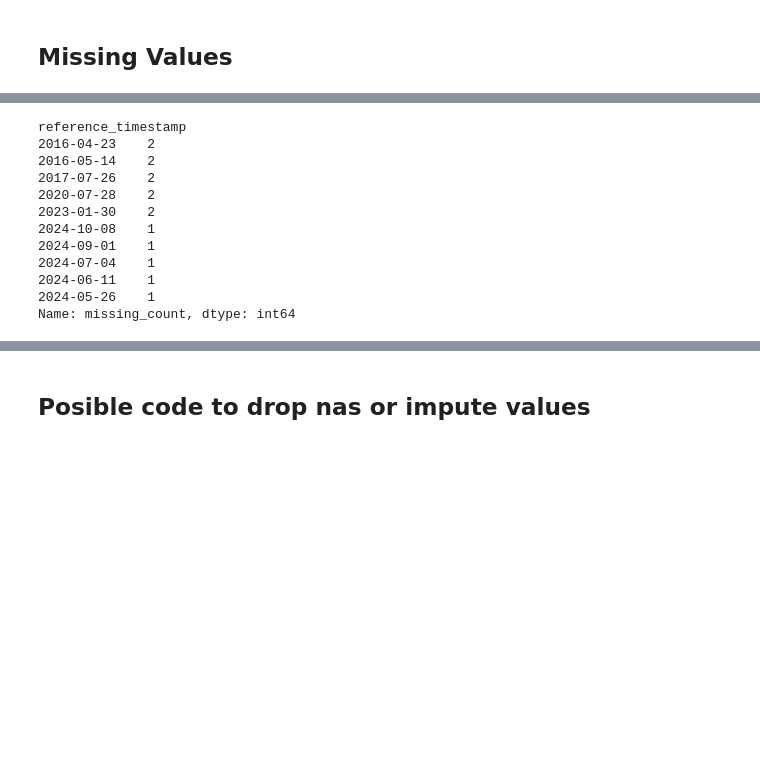
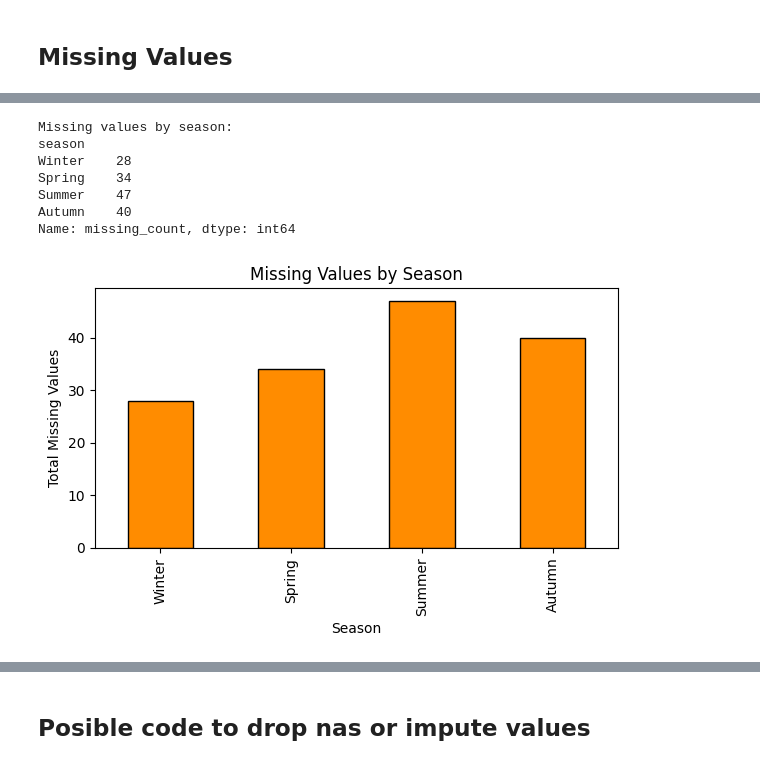
Before and after one commit to ivanldf13/MachineLearning2025, a Jupyter notebook: ML_Weather_Prediction/ml_weather_prediction.ipynb, the cells around one changed output, grey strips where cells are left out. Drawn from its saved outputs; the diff is of its cells as text; code cells hidden in the pictures; blank space fills up the shorter version.

```diff
--- a/ML_Weather_Prediction/ml_weather_prediction.ipynb
+++ b/ML_Weather_Prediction/ml_weather_prediction.ipynb
@@ -320,28 +369,58 @@ plt.show()
 # %%
-# Confirm the maximum number of missing values per row
-train['missing_count'].max()
+# 4. (Optional) Do the same for season, if available
+if 'season' in train.columns:
+    season_order = ['Winter', 'Spring', 'Summer', 'Autumn']
+    missing_by_season = (
+        train.groupby('season')['missing_count']
+        .sum()
+        .reindex(season_order)
+    )
 
-# Ensure reference_timestamp is a datetime type
-train['reference_timestamp'] = pd.to_datetime(train['reference_timestamp'], errors='coerce')
-# Group by date and sum the total missing values per day
-missing_by_date = (
-    train
-    .groupby(train['reference_timestamp'].dt.date)['missing_count']
-    .sum()
-    .sort_values(ascending=False)
-)
-# Show top 10 dates with most missing values
-missing_by_date.head(10)
+    print("\nMissing values by season:")
+    print(missing_by_season)
+
+    plt.figure(figsize=(6, 4))
+    missing_by_season.plot(kind='bar', color='darkorange', edgecolor='black')
+    plt.title("Missing Values by Season")
+    plt.xlabel("Season")
+    plt.ylabel("Total Missing Values")
+    plt.tight_layout()
+    plt.show()
+
+from scipy.stats import chi2
+import statsmodels.api as sm
+from statsmodels.formula.api import ols
+
+# --- Chi-square test: Missing values by season ---
+missing_by_season = train.groupby('season')['missing_count'].sum()
+
+# Expected equal distribution of missingness
+expected = [missing_by_season.sum() / len(missing_by_season)] * len(missing_by_season)
+
+chi2_stat = ((missing_by_season - expected) ** 2 / expected).sum()
+p_value = 1 - chi2.cdf(chi2_stat, df=len(missing_by_season) - 1)
+
+print("=== Chi-square Test for Seasonal Missingness ===")
+print(f"Chi-square statistic: {chi2_stat:.2f}")
+print(f"p-value: {p_value:.4f}")
+
+if p_value < 0.05:
+    print("→ Missingness differs significantly by season (reject H₀).")
+else:
+    print("→ No significant seasonal difference (fail to reject H₀).")
+
+# --- Optional: ANOVA test for mean missing_count across seasons ---
+model = ols('missing_count ~ C(season)', data=train).fit()
+anova_table = sm.stats.anova_lm(model, typ=2)
+
+print("\n=== ANOVA Test for Seasonal Missingness ===")
+print(anova_table)
 # %% [output]
-reference_timestamp
-2016-04-23    2
-2016-05-14    2
-2017-07-26    2
-2020-07-28    2
-2023-01-30    2
-2024-10-08    1
-2024-09-01    1
-2024-07-04    1
-2024-06-11    1
-2024-05-26    1
+Missing values by season:
+season
+Winter    28
+Spring    34
+Summer    47
+Autumn    40
 Name: missing_count, dtype: int64
+[figure, added]
```
Also changed, not shown: parts of 18 cells of this notebook, 3 other files.
